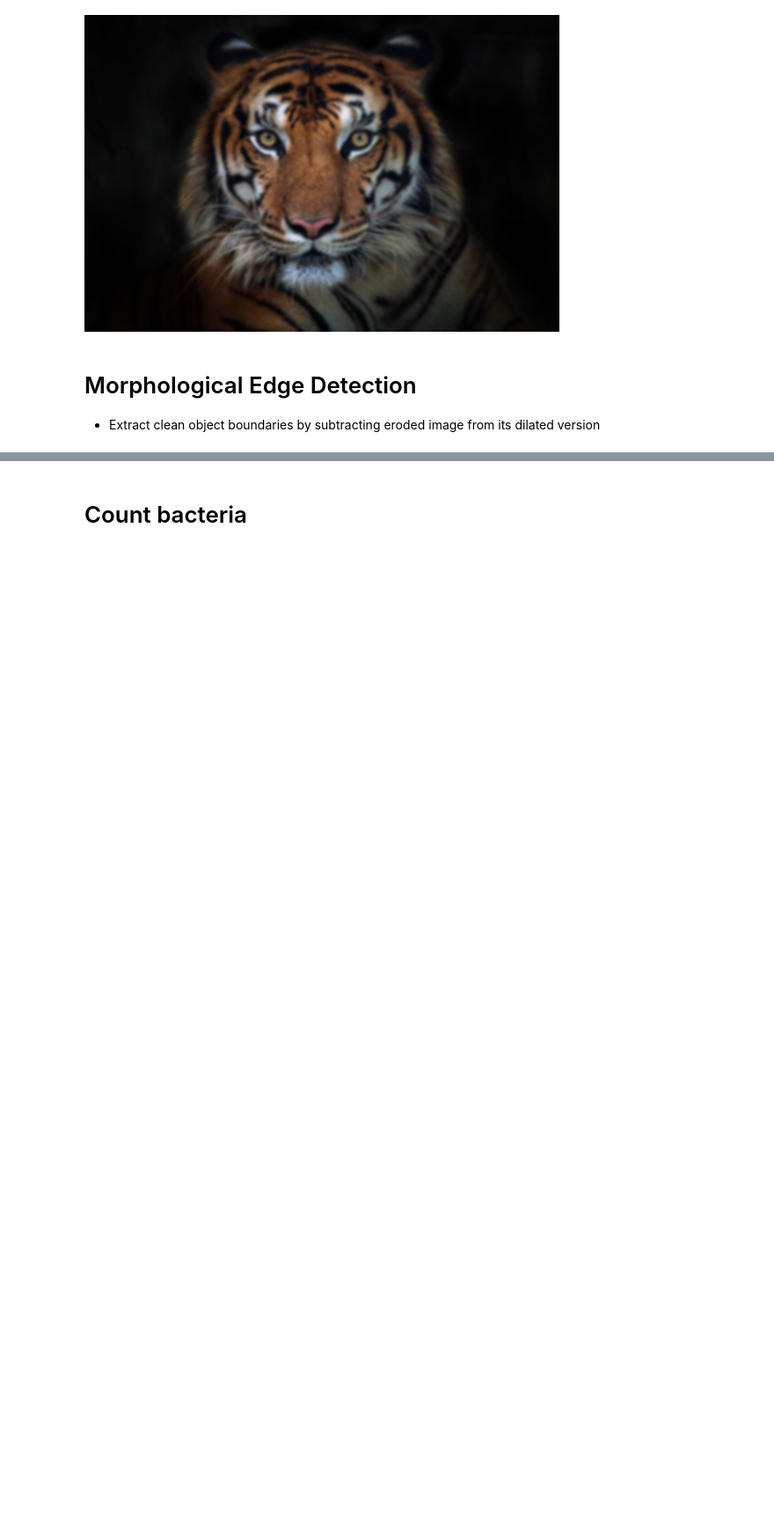
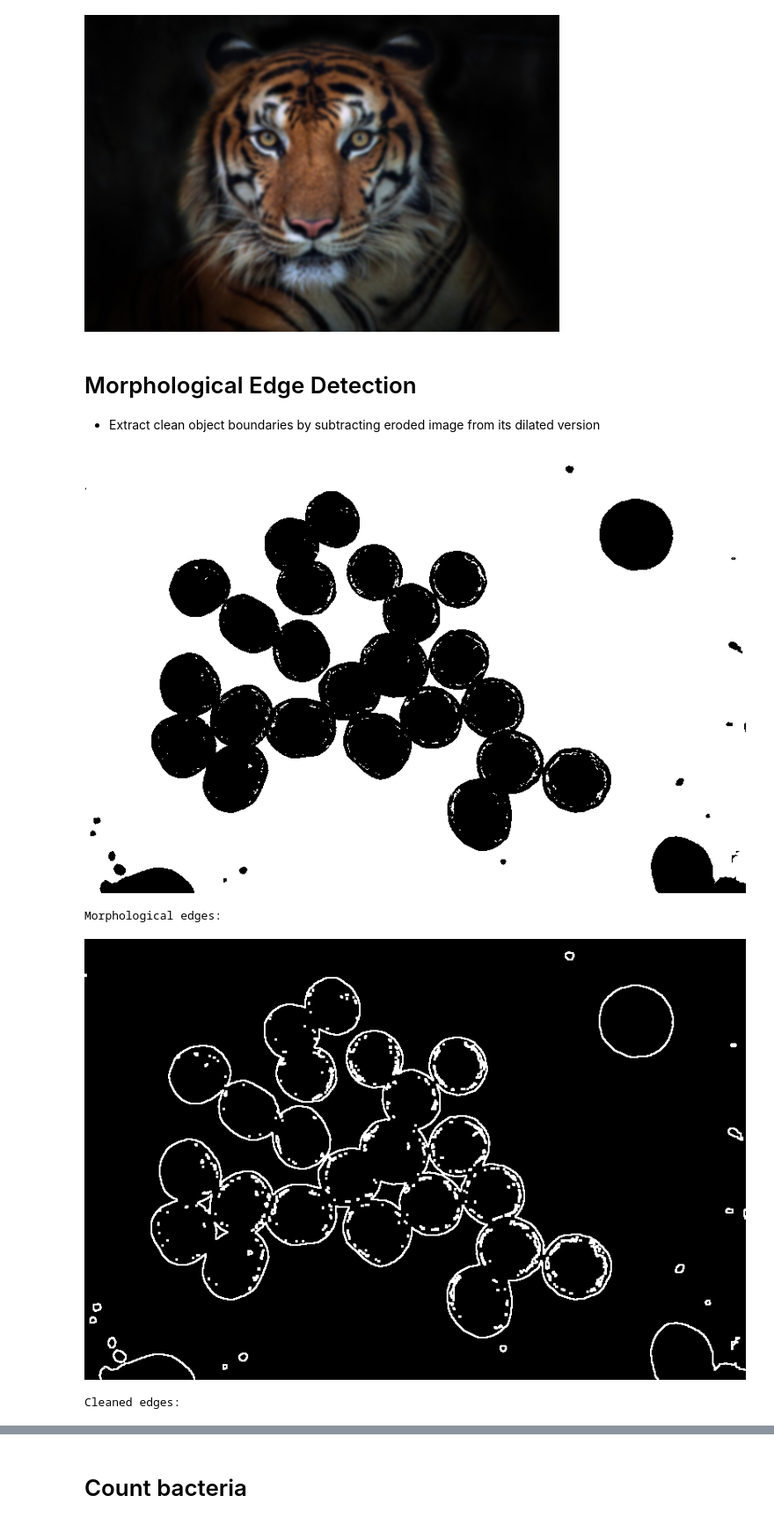
Before and after one commit to zahrajavanbakhsh/AI2025, a Jupyter notebook: week2/tasks.ipynb, the cells around one changed output, grey strips where cells are left out. Shown at 88% size. Drawn from its saved outputs; the diff is of its cells as text; code cells hidden in the pictures; blank space fills up the shorter version.

```diff
--- a/week2/tasks.ipynb
+++ b/week2/tasks.ipynb
@@ -81,13 +81,31 @@ uint8
 
 - Extract clean object boundaries by subtracting eroded image from its dilated version
 # %%
+#####I don't know if I wrote this cell correctly or not, I'm just completing this task based on my own knowledge and what I learned from my research!!
 # Read the image
 img = cv2.imread("bacteria.jpg", cv2.IMREAD_GRAYSCALE)
 # For black and white image:
 _, binary = cv2.threshold(img, 0, 255, cv2.THRESH_BINARY + cv2.THRESH_OTSU)
 
 # TODO: Morphological edge detection (dilate and then erode and then ...)
+kernel = np.ones((3,3) , np.uint8)
+dilated_image = cv2.dilate(binary , kernel , 1)
+eroded_image = cv2.erode(binary , kernel , 1)
+edges = cv2.absdiff(dilated_image , eroded_image)
 
 # TODO: clean edges with morphological closing
-
+closing_kernel = np.ones((3,3) , np.uint8)
+cleaned_edge = cv2.morphologyEx(edges , cv2.MORPH_CLOSE , closing_kernel)
 # TODO: Show results
+cv2_imshow(binary)
+print("Morphological edges:\n")
+cv2_imshow(edges)
+print("Cleaned edges:\n")
+cv2_imshow(cleaned_edge)
+cv2.waitKey(0)
+cv2.destroyAllWindows()
+# %% [output]
+[figure, added]
+Morphological edges:
+[figure, added]
+Cleaned edges:
```
Also changed, not shown: parts of 3 cells of this notebook.
